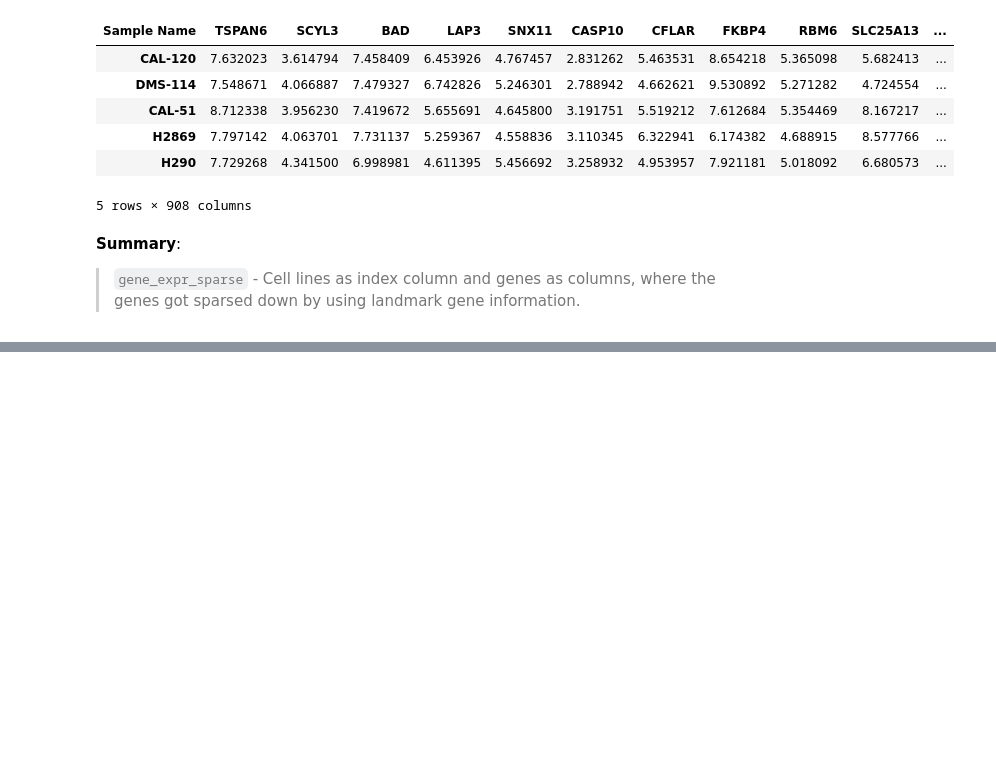
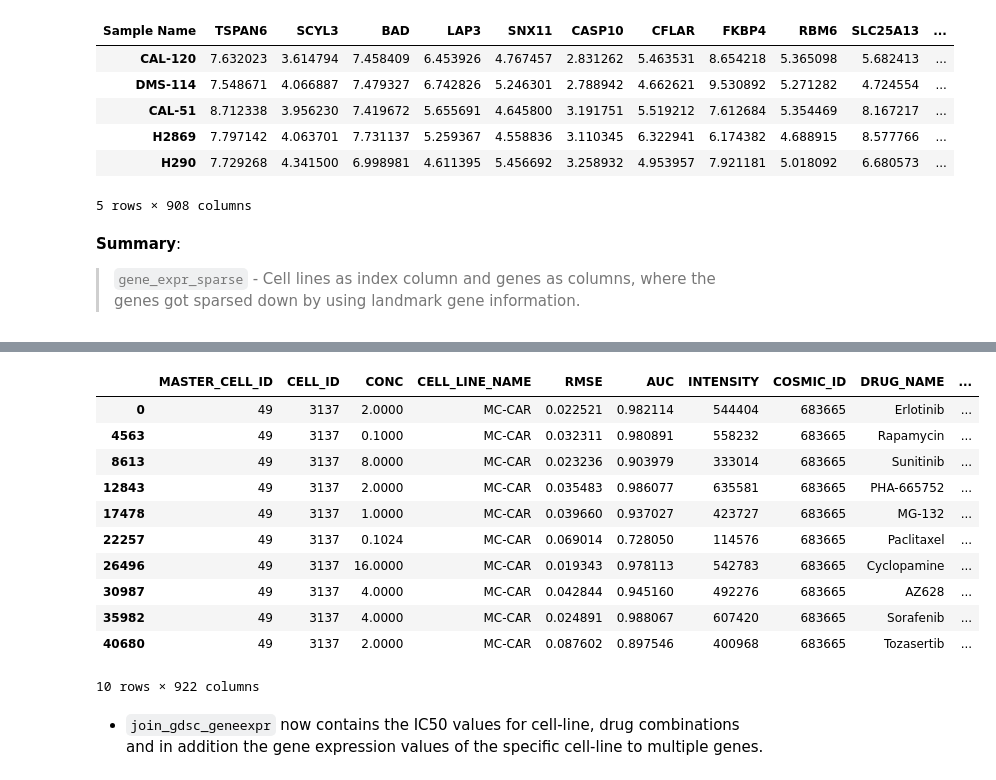
Before and after one commit to PeeteKeesel/gnn-for-drug-response-prediction, a Jupyter notebook: 02_GDSC_playground.ipynb, the cells around one changed output, grey strips where cells are left out. Cells and saved outputs as stored; diff of their text form; code cells hidden in the pictures; blank space fills up the shorter version.

```diff
--- a/02_GDSC_playground.ipynb
+++ b/02_GDSC_playground.ipynb
@@ -1156,3 +1166,21 @@ Thus, we can join the raw table with the IC50 table on `COSMIC_ID`.
+# %%
+# As an example, here we can see that now multiple equal gene expression values are in the table for the same CELL_LINE_NAME.
+join_gdsc_geneexpr[join_gdsc_geneexpr.CELL_LINE_NAME=='MC-CAR'].head(10)
+# %% [output]
+|  | MASTER_CELL_ID | CELL_ID | CONC | CELL_LINE_NAME | RMSE | AUC | INTENSITY | COSMIC_ID | DRUG_NAME | ... |
+| 0 | 49 | 3137 | 2.0000 | MC-CAR | 0.022521 | 0.982114 | 544404 | 683665 | Erlotinib | ... |
+| 4563 | 49 | 3137 | 0.1000 | MC-CAR | 0.032311 | 0.980891 | 558232 | 683665 | Rapamycin | ... |
+| 8613 | 49 | 3137 | 8.0000 | MC-CAR | 0.023236 | 0.903979 | 333014 | 683665 | Sunitinib | ... |
+| 12843 | 49 | 3137 | 2.0000 | MC-CAR | 0.035483 | 0.986077 | 635581 | 683665 | PHA-665752 | ... |
+| 17478 | 49 | 3137 | 1.0000 | MC-CAR | 0.039660 | 0.937027 | 423727 | 683665 | MG-132 | ... |
+| 22257 | 49 | 3137 | 0.1024 | MC-CAR | 0.069014 | 0.728050 | 114576 | 683665 | Paclitaxel | ... |
+| 26496 | 49 | 3137 | 16.0000 | MC-CAR | 0.019343 | 0.978113 | 542783 | 683665 | Cyclopamine | ... |
+| 30987 | 49 | 3137 | 4.0000 | MC-CAR | 0.042844 | 0.945160 | 492276 | 683665 | AZ628 | ... |
+| 35982 | 49 | 3137 | 4.0000 | MC-CAR | 0.024891 | 0.988067 | 607420 | 683665 | Sorafenib | ... |
+| 40680 | 49 | 3137 | 2.0000 | MC-CAR | 0.087602 | 0.897546 | 400968 | 683665 | Tozasertib | ... |
+10 rows × 922 columns
+# %% [markdown]
+- `join_gdsc_geneexpr` now contains the IC50 values for cell-line, drug combinations and in addition the gene expression values of the specific cell-line to multiple genes.
 # %% [markdown]
 ---
 
```
Also changed, not shown: parts of 23 cells of this notebook.
